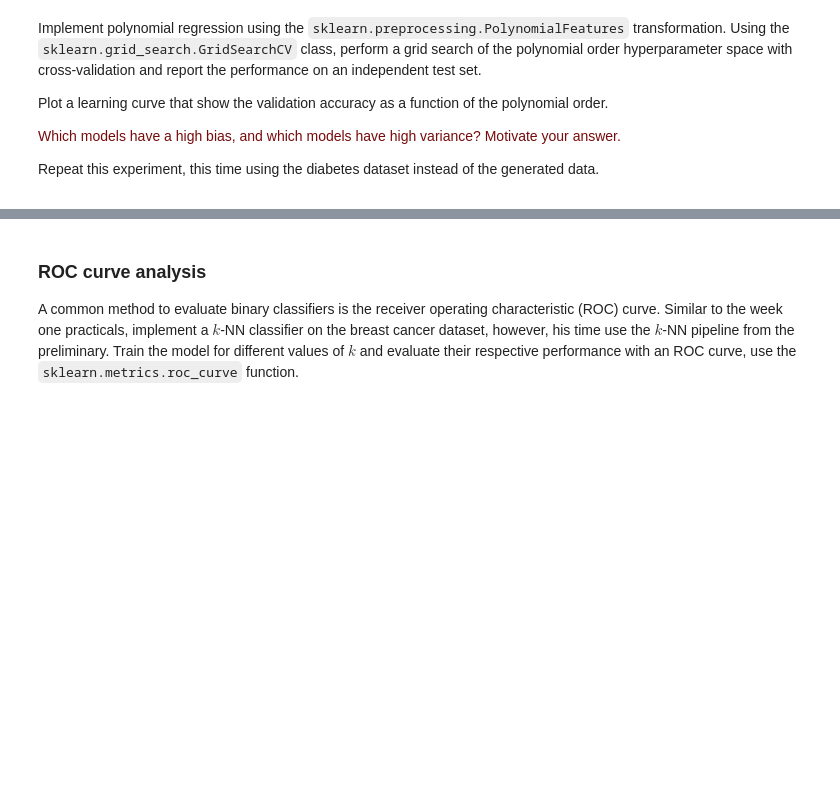
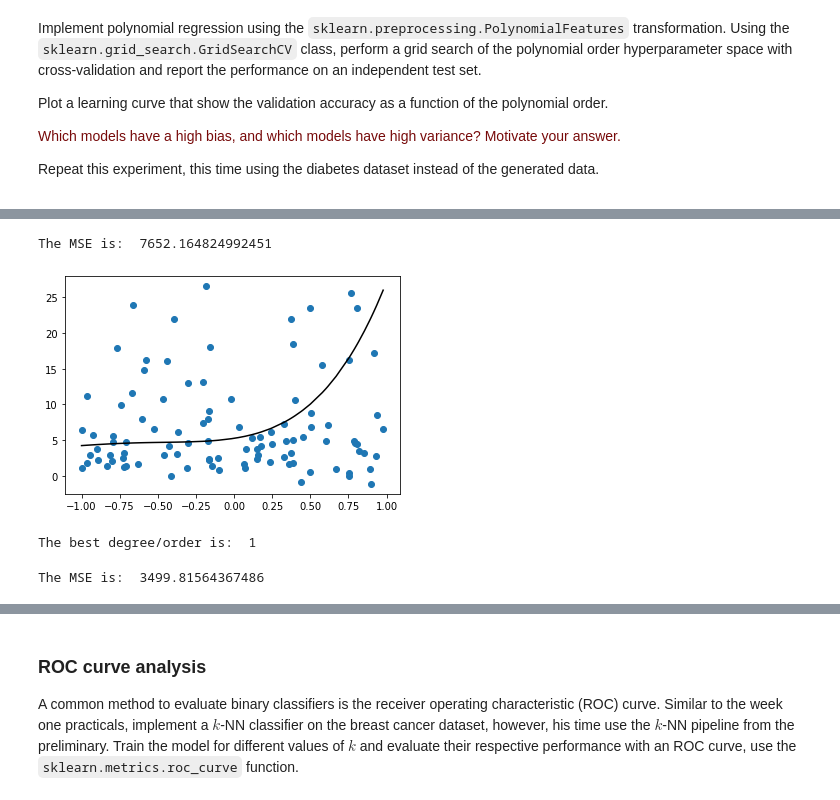
Before and after one commit to JoanKant/8dm50-machine-learning, a Jupyter notebook: practicals/week_2.ipynb, the cells around one changed output, grey strips where cells are left out. Cells and saved outputs as stored; diff of their text form; code cells hidden in the pictures; blank space fills up the shorter version.

```diff
--- a/practicals/week_2.ipynb
+++ b/practicals/week_2.ipynb
@@ -222,0 +228,24 @@ plt.show()
+# %%
+## Test on independent test set
+# Generate a test set
+np.random.seed(1)
+X_test, y_test = generate_dataset(n=100, degree=4, noise=1.5)
+X_test = np.sort(X_test)
+
+# Fit a polynomial
+polyreg=make_pipeline(PolynomialFeatures(best_deg),LinearRegression())
+polyreg.fit(X[:, np.newaxis],y)
+
+# Use test set to predict
+y_pred = polyreg.predict(X_test[:, np.newaxis])
+MSE = np.sum(np.square(y_pred-y_test[:, np.newaxis]))/len(y_pred)
+print("The MSE is: ", MSE)
+
+# Plot the results
+plt.figure()
+plt.scatter(X_test,y_test) # Plot the generated data
+plt.plot(np.sort(X_test), y_pred, color="black") # Plot the predictions
+plt.show()
+# %% [output]
+The MSE is:  7652.164824992451
+[figure, added]
@@ -223,3 +264,37 @@ plt.show()
+# %%
+# make a function of the polynomial regression that can be used for the gridsearch
+# using **kwargs to be able to not specify the arguments/variables
+def PolynomialRegression(**kwargs):
+    return make_pipeline(PolynomialFeatures(), LinearRegression())
+
+# Set range for the degree/order to test
+degrees = np.arange(1, 10)
+
+# Define parameter grid (which parameters to change)
+param_grid = {'polynomialfeatures__degree': degrees}
+
+# Set up the gridsearch
+poly_grid = GridSearchCV(PolynomialRegression(), param_grid,
+                         cv=5, # use default setting (5-fold cross validation)
+                         scoring='r2',  n_jobs=-1, return_train_score=True) # NOT SURE WHICH SCORE METRIC TO USE
+poly_grid.fit(X_train, y_train)
+
+# Find the polynomial order parameter
+best_deg = poly_grid.best_params_["polynomialfeatures__degree"]
+print("The best degree/order is: ", best_deg)
+# %% [output]
+The best degree/order is:  1
+# %%
+# Fit a polynomial
+polyreg=make_pipeline(PolynomialFeatures(1),LinearRegression())
+polyreg.fit(X_train,y_train)
+
+# Use test set to predict
+y_pred = polyreg.predict(X_test)
+MSE = np.sum(np.square(y_pred-y_test))/len(y_pred)
+print("The MSE is: ", MSE)
+# %% [output]
+The MSE is:  3499.81564367486
 # %%
 ## Bias and variance
 
```
Also changed, not shown: parts of 7 cells of this notebook.
